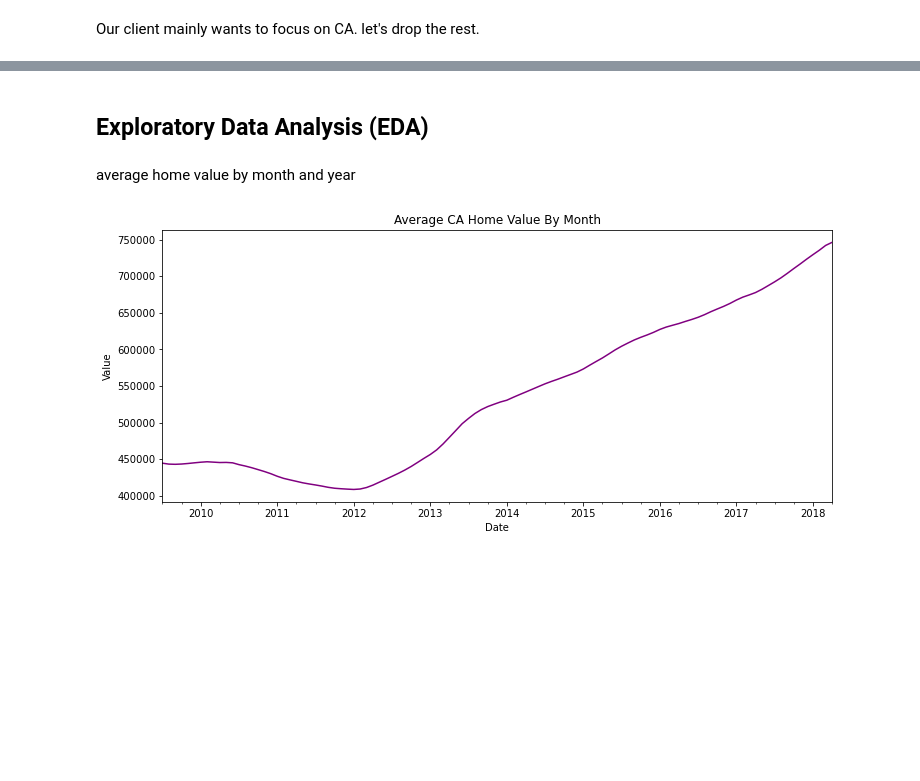
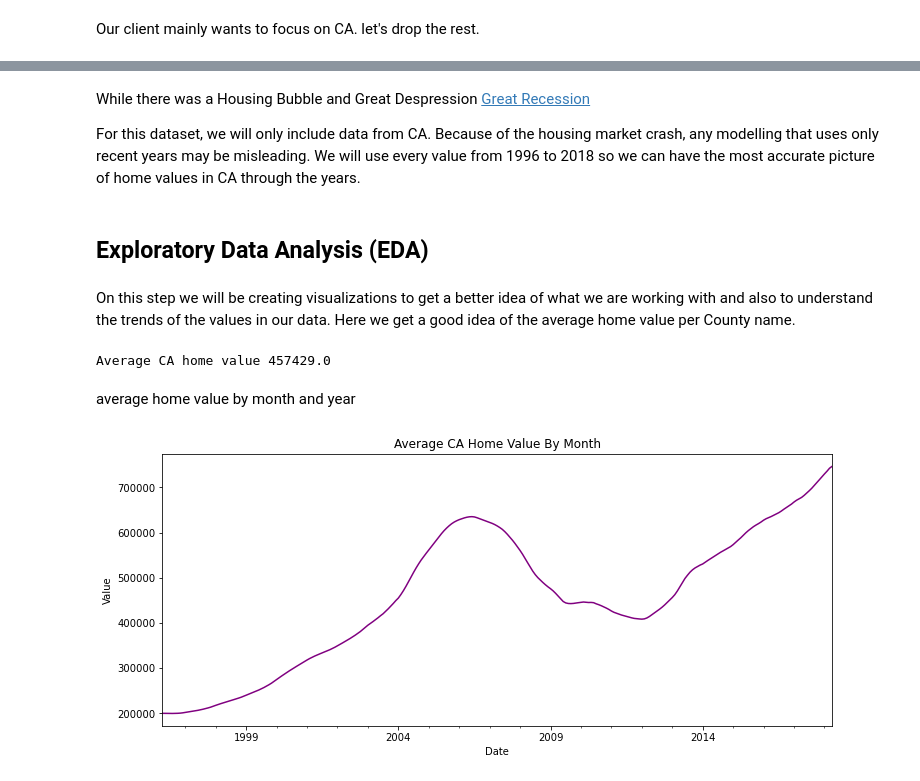
Before and after one commit to jennifernha/Zillow-Time-Series, a Jupyter notebook: Zillow Time Series Analysis.ipynb, the cells around one changed output, grey strips where cells are left out. Saved outputs shown, nothing was run; the diff lists cells and outputs as text; code cells hidden in the pictures; blank space fills up the shorter version.

```diff
--- a/Zillow Time Series Analysis.ipynb
+++ b/Zillow Time Series Analysis.ipynb
@@ -92,12 +103,0 @@ df.loc[:,'2009-07':'2018-04']
-# %%
-#Calculate historical return on investment
-df['ROI'] = (((df['2018-04']-df['2009-07'])/df['2009-07'])*100).round(2)
-
-#Calculate standard deviation of monthly values
-df['std'] = df.loc[:,'2009-07':'2018-04'].std(skipna=True, axis=1)
-
-#Calculate historical mean value
-df['mean'] = df.loc[:,'2009-07':'2018-04'].mean(skipna=True, axis=1)
-
-#Calculate coefficient of variation
-df['CV'] = df['std']/df['mean']
@@ -145,6 +125,8 @@ df_ca.head()
 # %%
+#Reshape from wide to long format
+#Code from Project 4 Start Notebook
 def melt_data(df):
-    melted = pd.melt(df, id_vars=['ZipCode', 'City', 'State', 'Metro', 'CountyName','ROI','std','mean','CV'],
+    melted = pd.melt(df, id_vars=['ZipCode', 'City', 'State', 'Metro', 'CountyName'],
                      var_name='Date')
     melted['Date'] = pd.to_datetime(melted['Date'], infer_datetime_format=True)
     melted = melted.dropna(subset=['value'])
@@ -154,9 +154,6 @@ melted_df = melt_data(df_ca)
 # %%
-#Change Zipcode dtype to 'str'
-melted_df['ZipCode'] = melted_df['ZipCode'].astype(str)
-
-# Make sure the data type of the 'Date' column is datetime
-melted_df['Date'] = pd.to_datetime(melted_df['Date'], format='%m/%y')
+#Convert data type to object for ZipCode column
+melted_df['ZipCode'] = melted_df['ZipCode'].astype(object)
 
 # Set the 'Date' column as index
 melted_df.set_index('Date', inplace=True)
@@ -197,5 +185,0 @@ Great Recession ended in June 2009
-# %%
-melted_df = melted_df['2009-07-01':'2018-04-01']
-
-melted_df.info()
-melted_df.head()
@@ -227,17 +186,31 @@ memory usage: 10.8+ MB
+# %% [markdown]
+While there was a Housing Bubble and Great Despression
+[Great Recession](https://en.wikipedia.org/wiki/Great_Recession)
+
+
+For this dataset, we will only include data from CA. Because of the housing market crash, any modelling that uses only recent years may be misleading. We will use every value from 1996 to 2018 so we can have the most accurate picture of home values in CA through the years.
 # %% [markdown]
 ## Exploratory Data Analysis (EDA)
+# %% [markdown]
+
+On this step we will be creating visualizations to get a better idea of what we are working with and also to understand the trends of the values in our data.
+Here we get a good idea of the average home value per County name.
+# %%
+print('Average CA home value' ,round(melted_df['value'].mean()))
+# %% [output]
+Average CA home value 457429.0
 # %% [markdown]
 average home value by month and year
 # %%
 # Resample data by month
-monthly_data = melted_df['value'].resample('MS').mean()
-monthly_data = monthly_data.fillna(monthly_data.bfill())
-monthly_data.plot(figsize=(12,5), color='purple')
+month_data = melted_df['value'].resample('MS').mean()
+month_data = month_data.fillna(month_data.bfill())
+month_data.plot(figsize=(12,5), color='purple')
 plt.title('Average CA Home Value By Month')
 plt.ylabel('Value')
 plt.show()
 # %% [output]
-[figure, old version]
+[figure, new version]
 # %%
 # Resample data by month
 yr_data = melted_df['value'].resample('A').mean()
```
Also changed, not shown: parts of 48 cells of this notebook.
